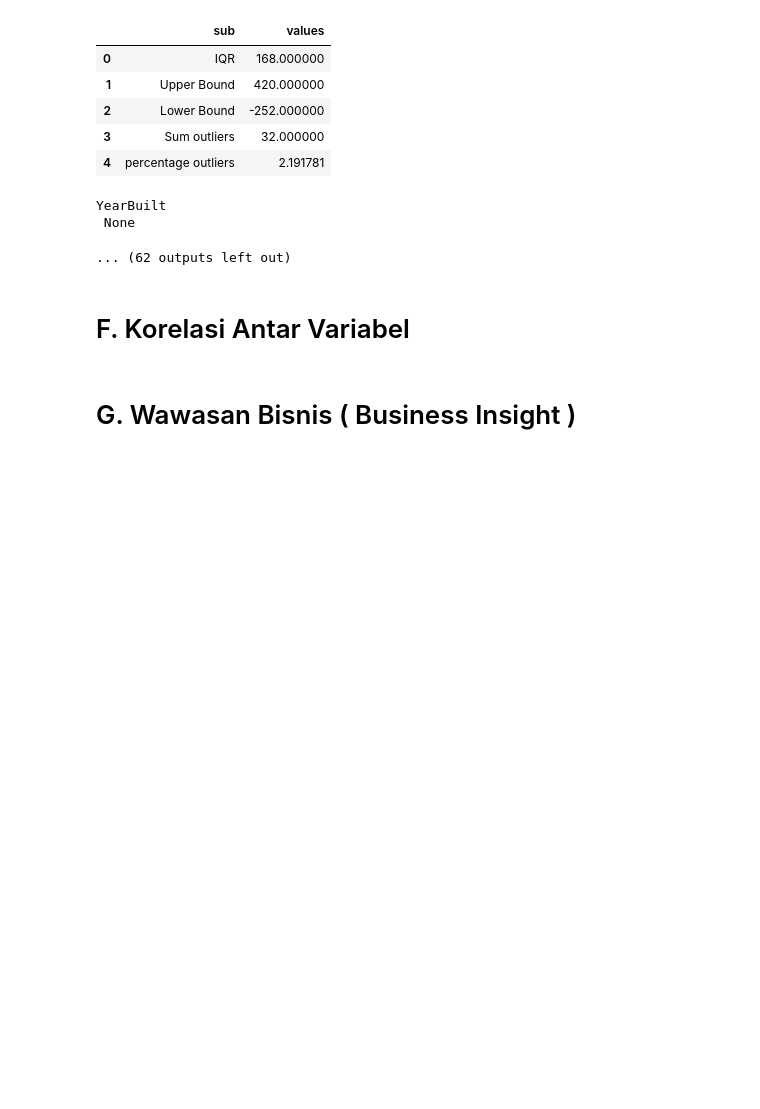
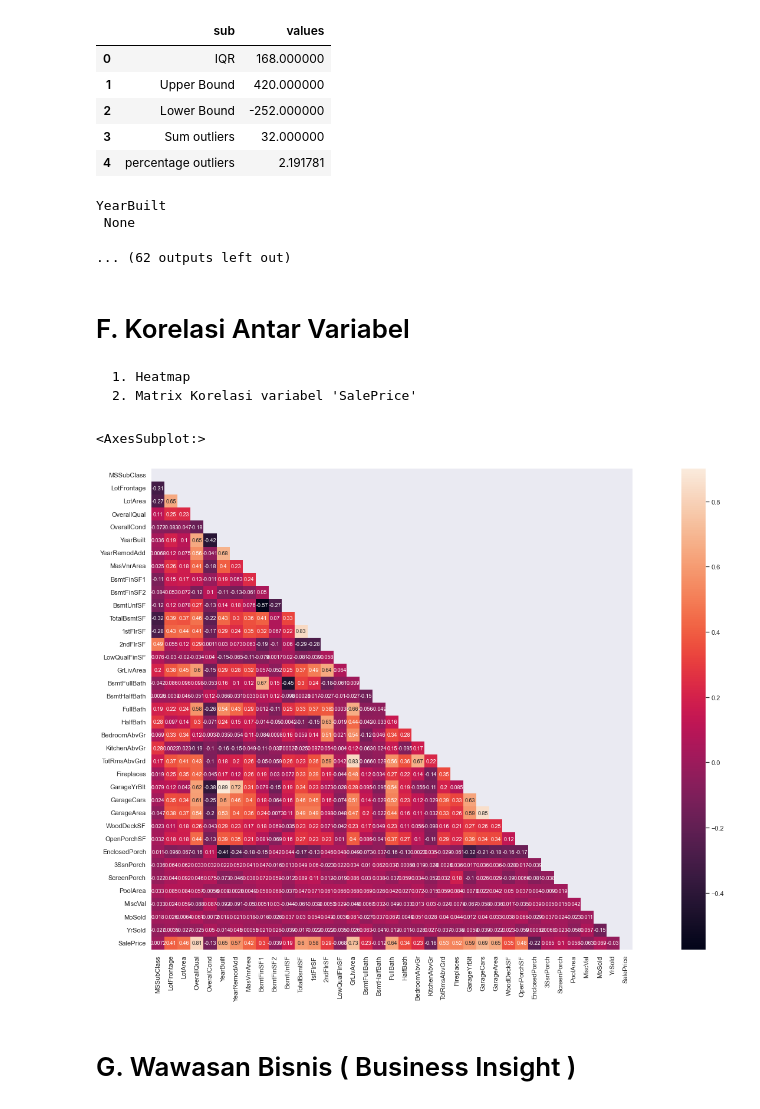
Before and after one commit to universeinme/Journal, a Jupyter notebook: python/hp-rat/processor.ipynb, the cells around one changed output. Drawn from its saved outputs; the diff is of its cells as text; code cells hidden in the pictures; blank space fills up the shorter version.

```diff
--- a/python/hp-rat/processor.ipynb
+++ b/python/hp-rat/processor.ipynb
@@ -435,5 +435,15 @@ YearBuilt
 ... (62 outputs left out)
 # %% [markdown]
 # F. Korelasi Antar Variabel
+    1. Heatmap
+    2. Matrix Korelasi variabel 'SalePrice'
+# %%
+# 1. Heatmap
+korelasi_matrix = df2.corr(method='spearman')
+f, ax = plt.subplots(figsize=(30,15))
+sns.heatmap(korelasi_matrix, vmax=.9, mask = np.triu(np.ones_like(korelasi_matrix)), annot=True, annot_kws={'size' : 9}, square=True)
+# %% [output]
+<AxesSubplot:>
+[figure, added]
 # %% [markdown]
 # G. Wawasan Bisnis ( Business Insight )
```
Also changed, not shown: 1 other file.
